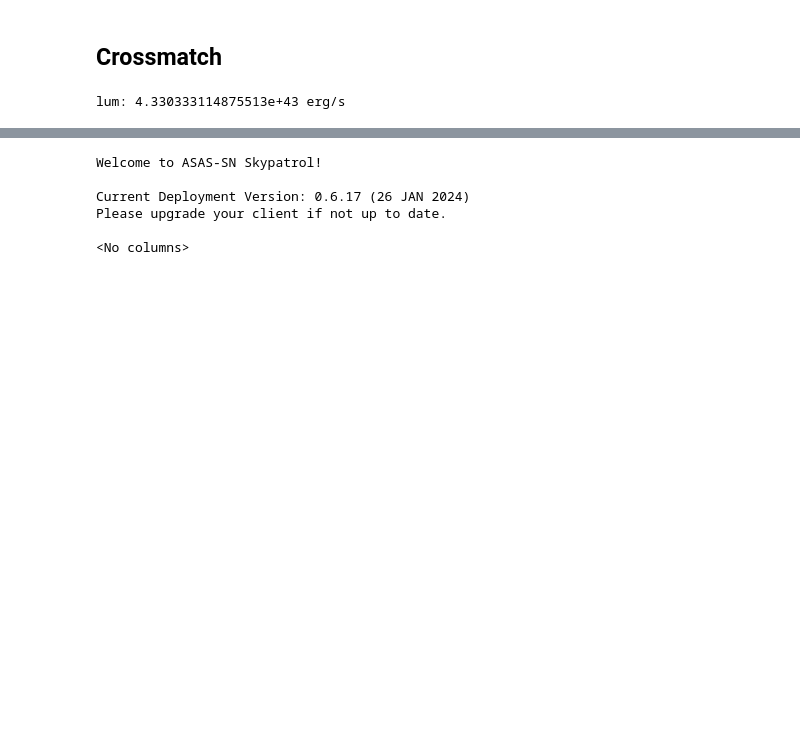
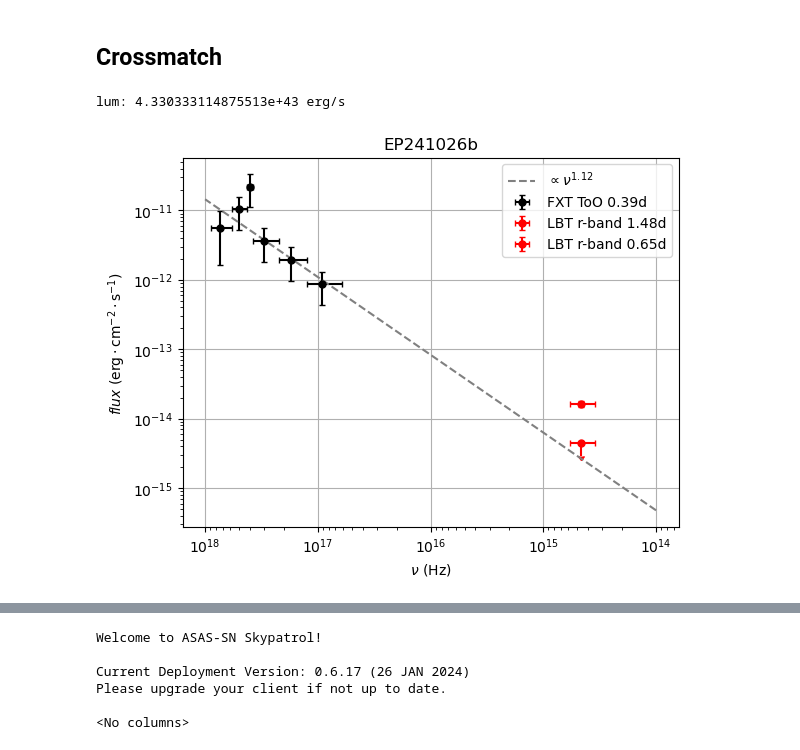
Before and after one commit to LAujust/EPTools, a Jupyter notebook: Examples.ipynb, the cells around one changed output, grey strips where cells are left out. Drawn from its saved outputs; the diff is of its cells as text; code cells hidden in the pictures; blank space fills up the shorter version.

```diff
--- a/Examples.ipynb
+++ b/Examples.ipynb
@@ -16,3 +18,49 @@ dL = Planck18.luminosity_distance(0.09).value * 1e6
 print('lum: {} erg/s'.format(EPTools.utils.flx2lum(f,dL)))
 # %% [output]
 lum: 4.330333114875513e+43 erg/s
+# %%
+'calculate band flux'
+'Lets plot SED of EP241026b'
+'WXT observations at 2024-10-26 18:11:15'
+'FXT 1st ToO started at 2024-10-27 03:36:23'
+'LBT observations 1.48d post trigger, r=21.6'
+from astropy.time import Time
+dt_FXT = Time('2024-10-27T03:36:23',format='isot', scale='utc').mjd - Time('2024-10-26T18:11:15',format='isot', scale='utc').mjd
+#Load FXT ToO data
+fxt_sed = np.loadtxt('/Users/liangrunduo/EP/EP-TA-data/EP241026b/ep06800000178_FXTA_0301_s1/FXT_SED_1.txt',skiprows=3)
+energy, energy_err, flux_kev,flux_kev_err = fxt_sed[:,0], fxt_sed[:,1], fxt_sed[:,2], fxt_sed[:,3]
+x_nus = keV2Hz(energy)
+x_nus_err = keV2Hz(energy+energy_err) - x_nus
+x_flux = flux_kev * keV2erg(energy)
+x_flux_err = flux_kev_err * keV2erg(energy)
+
+LBT_wave, fwhm = EPTools.utils.band_wavelength['R']
+LBT_nu = lam2Hz(LBT_wave)
+LBT_nu_err = lam2Hz(LBT_wave-fwhm) - LBT_nu
+LBT_flux = mag2flx(21.6,LBT_wave,fwhm)
+mag_err = 0.2
+LBT_flux_err = mag2flx(21.5,LBT_wave,fwhm) - mag2flx(21.6,LBT_wave,fwhm)
+
+LBT_uplim = mag2flx(23,LBT_wave,fwhm)
+
+fig, ax = plt.subplots(dpi=100)
+ax.errorbar(x=x_nus,y=x_flux,xerr=x_nus_err,yerr=x_flux_err,capsize=2,fmt='o',markersize=5,color='k',label='FXT ToO {:.2f}d'.format(dt_FXT))
+ax.errorbar(x=LBT_nu,y=LBT_flux,xerr=LBT_nu_err,yerr=LBT_flux_err,capsize=2,fmt='o',markersize=5,color='r',label='LBT r-band 1.48d')
+ax.errorbar(x=LBT_nu,y=LBT_uplim,xerr=LBT_nu_err,yerr=LBT_flux_err,capsize=2,fmt='o',markersize=5,color='r',uplims=True,label='LBT r-band {:.2f}d'.format(15.6/24))
+
+
+mo_nus = np.logspace(14,18,100)
+y = 1e-31*mo_nus**(1.12)
+ax.plot(mo_nus,y,ls='--',color='gray',label=r'$\propto \nu^{1.12}$')
+
+ax.set_xscale('log')
+ax.set_yscale('log')
+ax.invert_xaxis()
+ax.grid()
+ax.set_xlabel(r'$\nu$ (Hz)')
+ax.set_ylabel(r'$flux\ (\mathrm{erg}\cdot \mathrm{cm}^{-2} \cdot \mathrm{s}^{-1})$')
+ax.legend()
+ax.set_title('EP241026b')
+plt.savefig('/Users/liangrunduo/EP/EP-TA-data/EP241026b/prelimiary_FXT_LBT.pdf',dpi=300)
+# %% [output]
+[figure, added]
```
Also changed, not shown: parts of 2 cells of this notebook, 1 other file.
